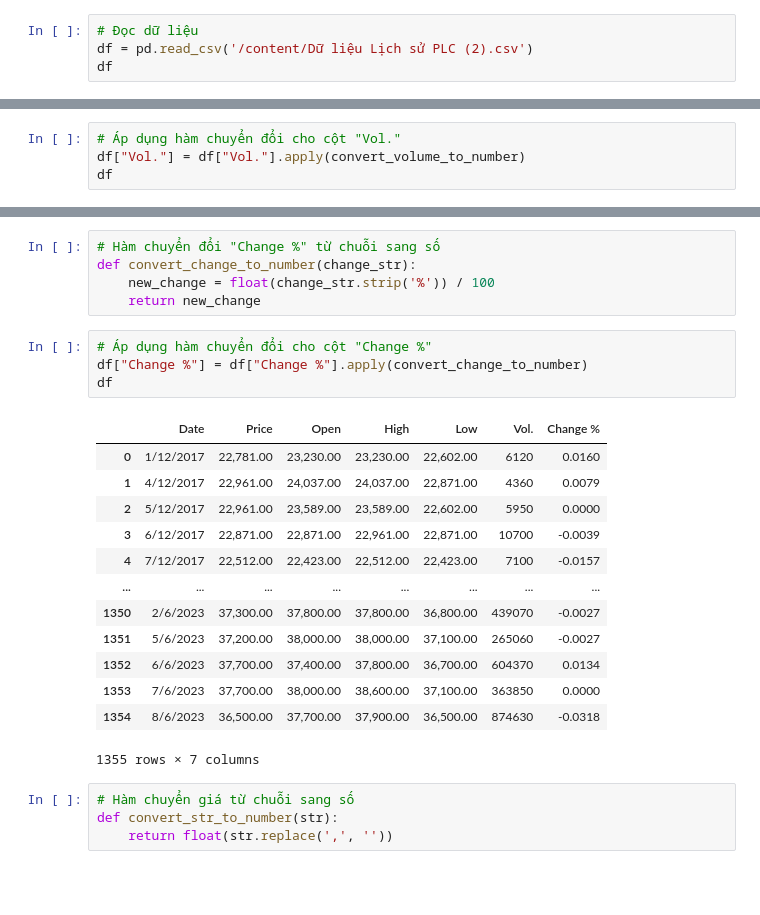
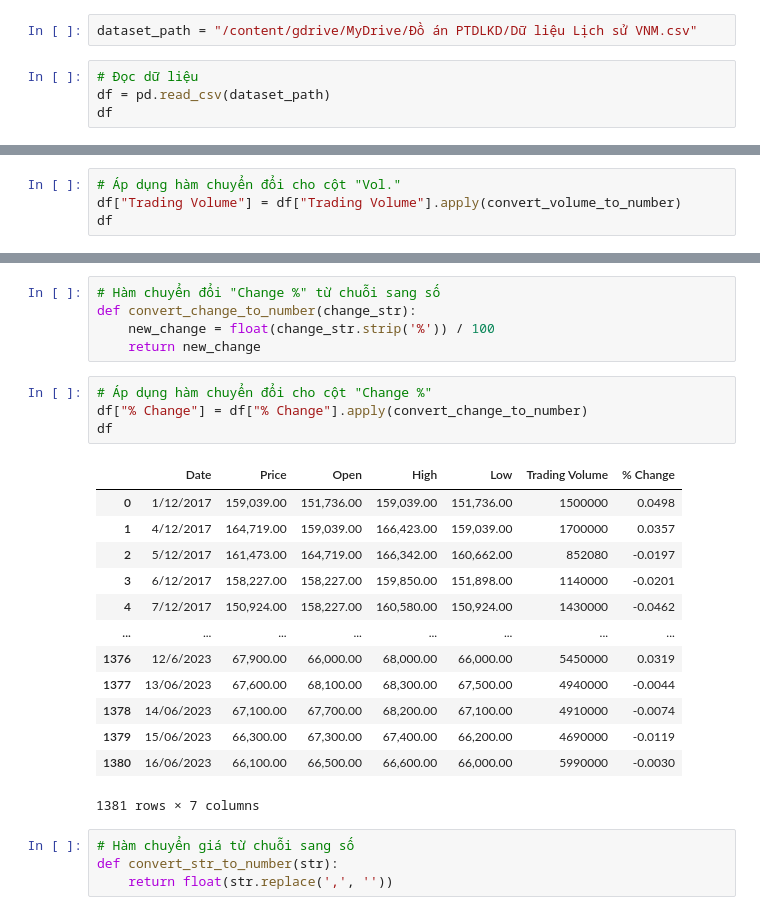
Before and after one commit to Mytran0505/IS403.N21.HTCL_Nhom9, a Jupyter notebook: Level2_SSA/SSA.ipynb, the cells around one changed output, grey strips where cells are left out. Cells and saved outputs as stored; diff of their text form; blank space fills up the shorter version.

```diff
--- a/Level2_SSA/SSA.ipynb
+++ b/Level2_SSA/SSA.ipynb
@@ -11,5 +10,7 @@ from sklearn.model_selection import train_test_split
+# %%
+dataset_path = "/content/gdrive/MyDrive/Đồ án PTDLKD/Dữ liệu Lịch sử VNM.csv"
 # %%
 # Đọc dữ liệu
-df = pd.read_csv('/content/Dữ liệu Lịch sử PLC (2).csv')
+df = pd.read_csv(dataset_path)
 df
 # %% [output]
@@ -39,6 +40,6 @@ def convert_volume_to_number(volume_str):
         return int(volume_str)
 # %%
 # Áp dụng hàm chuyển đổi cho cột "Vol."
-df["Vol."] = df["Vol."].apply(convert_volume_to_number)
+df["Trading Volume"] = df["Trading Volume"].apply(convert_volume_to_number)
 df
 # %% [output]
@@ -62,22 +63,22 @@ def convert_change_to_number(change_str):
     return new_change
 # %%
 # Áp dụng hàm chuyển đổi cho cột "Change %"
-df["Change %"] = df["Change %"].apply(convert_change_to_number)
+df["% Change"] = df["% Change"].apply(convert_change_to_number)
 df
 # %% [output]
-|  | Date | Price | Open | High | Low | Vol. | Change % |
-| 0 | 1/12/2017 | 22,781.00 | 23,230.00 | 23,230.00 | 22,602.00 | 6120 | 0.0160 |
-| 1 | 4/12/2017 | 22,961.00 | 24,037.00 | 24,037.00 | 22,871.00 | 4360 | 0.0079 |
-| 2 | 5/12/2017 | 22,961.00 | 23,589.00 | 23,589.00 | 22,602.00 | 5950 | 0.0000 |
-| 3 | 6/12/2017 | 22,871.00 | 22,871.00 | 22,961.00 | 22,871.00 | 10700 | -0.0039 |
-| 4 | 7/12/2017 | 22,512.00 | 22,423.00 | 22,512.00 | 22,423.00 | 7100 | -0.0157 |
+|  | Date | Price | Open | High | Low | Trading Volume | % Change |
+| 0 | 1/12/2017 | 159,039.00 | 151,736.00 | 159,039.00 | 151,736.00 | 1500000 | 0.0498 |
+| 1 | 4/12/2017 | 164,719.00 | 159,039.00 | 166,423.00 | 159,039.00 | 1700000 | 0.0357 |
+| 2 | 5/12/2017 | 161,473.00 | 164,719.00 | 166,342.00 | 160,662.00 | 852080 | -0.0197 |
+| 3 | 6/12/2017 | 158,227.00 | 158,227.00 | 159,850.00 | 151,898.00 | 1140000 | -0.0201 |
+| 4 | 7/12/2017 | 150,924.00 | 158,227.00 | 160,580.00 | 150,924.00 | 1430000 | -0.0462 |
 | ... | ... | ... | ... | ... | ... | ... | ... |
-| 1350 | 2/6/2023 | 37,300.00 | 37,800.00 | 37,800.00 | 36,800.00 | 439070 | -0.0027 |
-| 1351 | 5/6/2023 | 37,200.00 | 38,000.00 | 38,000.00 | 37,100.00 | 265060 | -0.0027 |
-| 1352 | 6/6/2023 | 37,700.00 | 37,400.00 | 37,800.00 | 36,700.00 | 604370 | 0.0134 |
-| 1353 | 7/6/2023 | 37,700.00 | 38,000.00 | 38,600.00 | 37,100.00 | 363850 | 0.0000 |
-| 1354 | 8/6/2023 | 36,500.00 | 37,700.00 | 37,900.00 | 36,500.00 | 874630 | -0.0318 |
+| 1376 | 12/6/2023 | 67,900.00 | 66,000.00 | 68,000.00 | 66,000.00 | 5450000 | 0.0319 |
+| 1377 | 13/06/2023 | 67,600.00 | 68,100.00 | 68,300.00 | 67,500.00 | 4940000 | -0.0044 |
+| 1378 | 14/06/2023 | 67,100.00 | 67,700.00 | 68,200.00 | 67,100.00 | 4910000 | -0.0074 |
+| 1379 | 15/06/2023 | 66,300.00 | 67,300.00 | 67,400.00 | 66,200.00 | 4690000 | -0.0119 |
+| 1380 | 16/06/2023 | 66,100.00 | 66,500.00 | 66,600.00 | 66,000.00 | 5990000 | -0.0030 |
-1355 rows × 7 columns
+1381 rows × 7 columns
 # %%
 # Hàm chuyển giá từ chuỗi sang số
 def convert_str_to_number(str):
```
Also changed, not shown: parts of 11 cells of this notebook, 3 other files.
